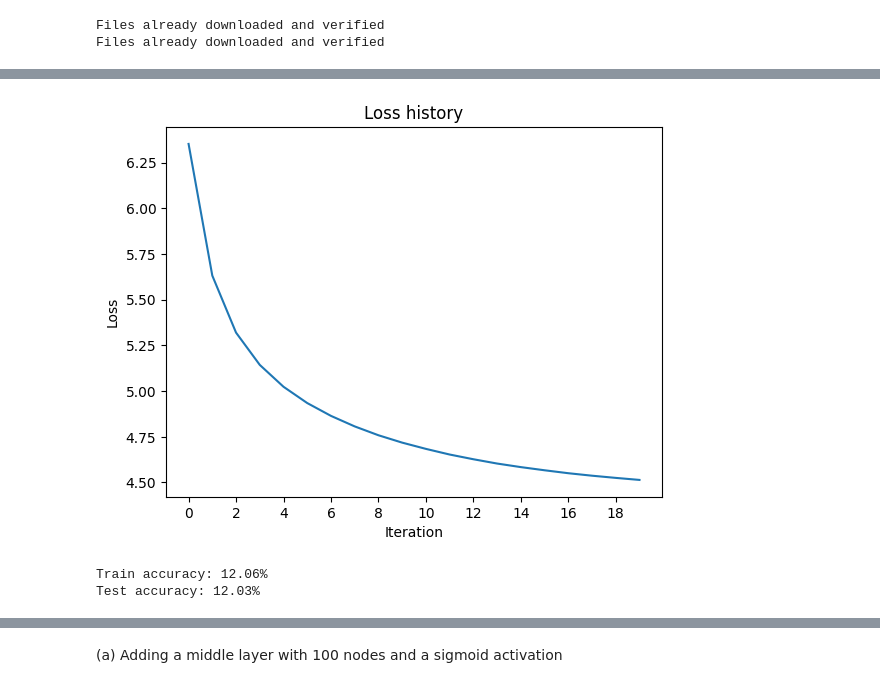
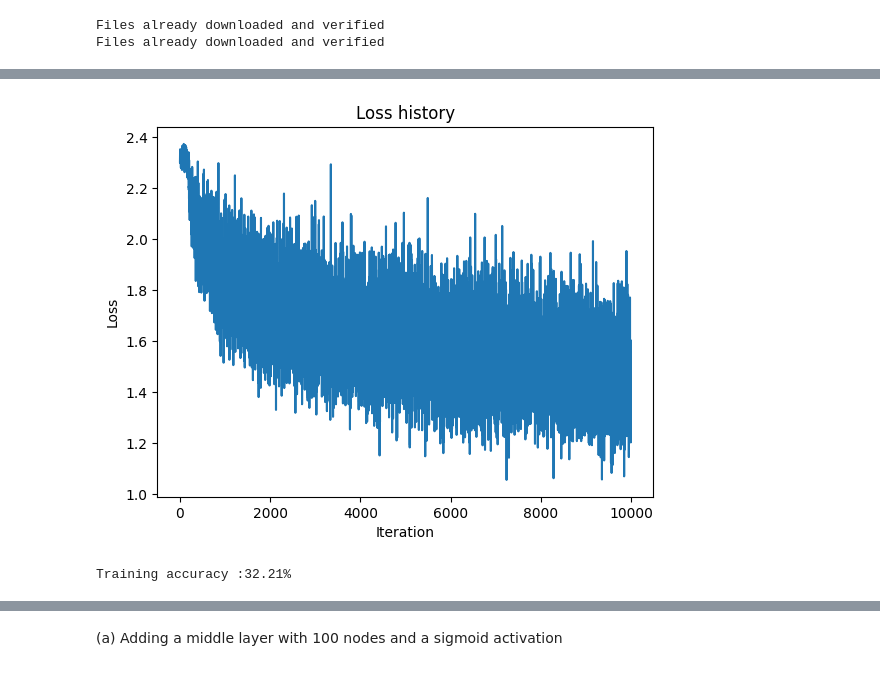
Before and after one commit to priyankan-v/Assignment-3-on-Neural-Networks, a Jupyter notebook: 210498T_a03.ipynb, the cells around one changed output, grey strips where cells are left out. Cells and saved outputs as stored; diff of their text form; code cells hidden in the pictures.

```diff
--- a/210498T_a03.ipynb
+++ b/210498T_a03.ipynb
@@ -44,11 +22,12 @@ RuntimeError: invalid argument to reset_peak_memory_stats
 # %% [markdown]
 Question 1
 # %%
+# 1. Dataloading
 transform = transforms.Compose([
     transforms.ToTensor(),
     transforms.Normalize((0.5, 0.5, 0.5), (0.5, 0.5, 0.5))])
 
-batch_size = 32 #50
+batch_size = 50
 
 # Load the training set
 trainset = torchvision.datasets.CIFAR10(root='./data', train=True, download=True, transform=transform)
@@ -64,33 +43,38 @@ classes = ('plane', 'car', 'bird', 'cat', 'deer', 'dog', 'frog', 'horse', 'ship'
 Files already downloaded and verified
 Files already downloaded and verified
 # %%
-Din = 3*32*32 # Input size (flattened CIFAR=10 image size)
+# 2. Define Network Parameters
+Din = 3 * 32 * 32 # Input size (flattened CIFAR=10 image size)
 K = 10 # Output size (number of classes in CIFAR=10)
 std = 1e-5
+
 # Initialize weights and biases
-w = torch.randn(Din, K, device=device, dtype=torch.float, requires_grad=True) * std
-b = torch.randn(K, device=device, dtype=torch.float, requires_grad=True)
+w = torch.randn(Din, K) * std # One layer: directly map input to output
+b = torch.zeros(K)
+
 # Hyperparameters
 iterations = 20
 lr = 2e-6 # Learning rate
 lr_decay = 0.9 # Learning rate decay
 reg = 0 # Regularization
-loss_history = [ ]
+loss_history = []
 # %%
-for t in range(iterations):
+# 3. Training Loop
+for t in range(iterations ):
     running_loss = 0.0
-    for i, data in enumerate(trainloader, 0):
+    for i , data in enumerate(trainloader , 0):
         # Get inputs and labels
-        inputs, labels = data
-        Ntr = inputs.shape[0]  # Batch size
-        x_train = inputs.view(Ntr, -1).to(device)  # Flatten input to (Ntr, Din)
-        y_train_onehot = nn.functional.one_hot(labels, K).float().to(device)  # Convert labels to one-hot
+        inputs , labels = data
+        Ntr = inputs.shape[0] # Batch size
+        x_train = inputs.view(Ntr, -1) # Flatten input to (Ntr, Din)
+        y_train_onehot = nn.functional.one_hot(labels , K). float () # Convert labels to one=hot encoding
 
         # Forward pass
-        y_pred = x_train.mm(w) + b  # Output layer activation
+        y_pred = x_train.mm(w) + b # Output layer activation
 
         # Loss calculation (Mean Squared Error with regularization)
-        loss = (1/Ntr) * torch.sum((y_pred - y_train_onehot) ** 2) + reg * torch.sum(w ** 2)
+        loss = (1 / Ntr) * torch.sum((y_pred - y_train_onehot) ** 2) + reg * torch.sum(w**2)
+        loss_history.append(loss.item())
         running_loss += loss.item()
 
         # Backpropagation
@@ -99,11 +83,12 @@ for t in range(iterations):
         db = dy_pred.sum(dim=0)
 
         # Parameter update
-        w = w - lr * dw
-        b = b - lr * db
+        w -= lr * dw
+        b -= lr * db
 
-    loss_history.append(running_loss / len(trainloader))
-    print(f"Epoch {t + 1} / {iterations}, Loss: {running_loss / len(trainloader)}")
+    # Print loss for every epoch
+    if t % 1 == 0:
+        print(f"Epoch {t +1}/{ iterations}, Loss:{ running_loss/len ( trainloader )} " )
 
     # Learning rate decay
     lr *= lr_decay
@@ -134,9 +116,9 @@ torch.cuda.reset_peak_memory_stats()
 # %%
+# 4. Plotting the Loss History
 plt.plot(loss_history)
 plt.xlabel('Iteration')
 plt.ylabel('Loss')
-plt.xticks(range(0, iterations, 2))
 plt.title('Loss history')
 plt.show()
 # %% [output]
-[figure, old version]
+[figure, new version]
@@ -158,9 +125,21 @@ def calculate_accuracy(dataloader: torch.utils.data.DataLoader, w: torch.Tensor,
-# %%
-train_accuracy = calculate_accuracy(trainloader, w, b)
-test_accuracy = calculate_accuracy(testloader, w, b)
-
-print(f"Train accuracy: {train_accuracy:.2f}%")
-print(f"Test accuracy: {test_accuracy:.2f}%")
-# %% [output]
-Train accuracy: 12.06%
-Test accuracy: 12.03%
+# %%
+# 5. Calculate Accuracy on Training Set
+correct_train = 0
+total_train = 0
+with torch .no_grad ():
+    for data in trainloader :
+        inputs, labels = data
+        Ntr = inputs.shape[0]
+        x_train = inputs.view(Ntr, -1)
+        y_train_onehot = nn.functional.one_hot(labels, K).float()
+
+        # Forward pass
+        y_train_pred = x_train.mm(w) + b
+        predicted_train = torch.argmax(y_train_pred ,dim=1)
+        total_train += labels.size(0)
+        correct_train += (predicted_train == labels).sum().item()
+
+train_acc = 100 * correct_train / total_train
+print(f"Training accuracy :{ train_acc :.2f}%")
+# %% [output]
+Training accuracy :32.21%
```
Also changed, not shown: parts of 52 cells of this notebook.
